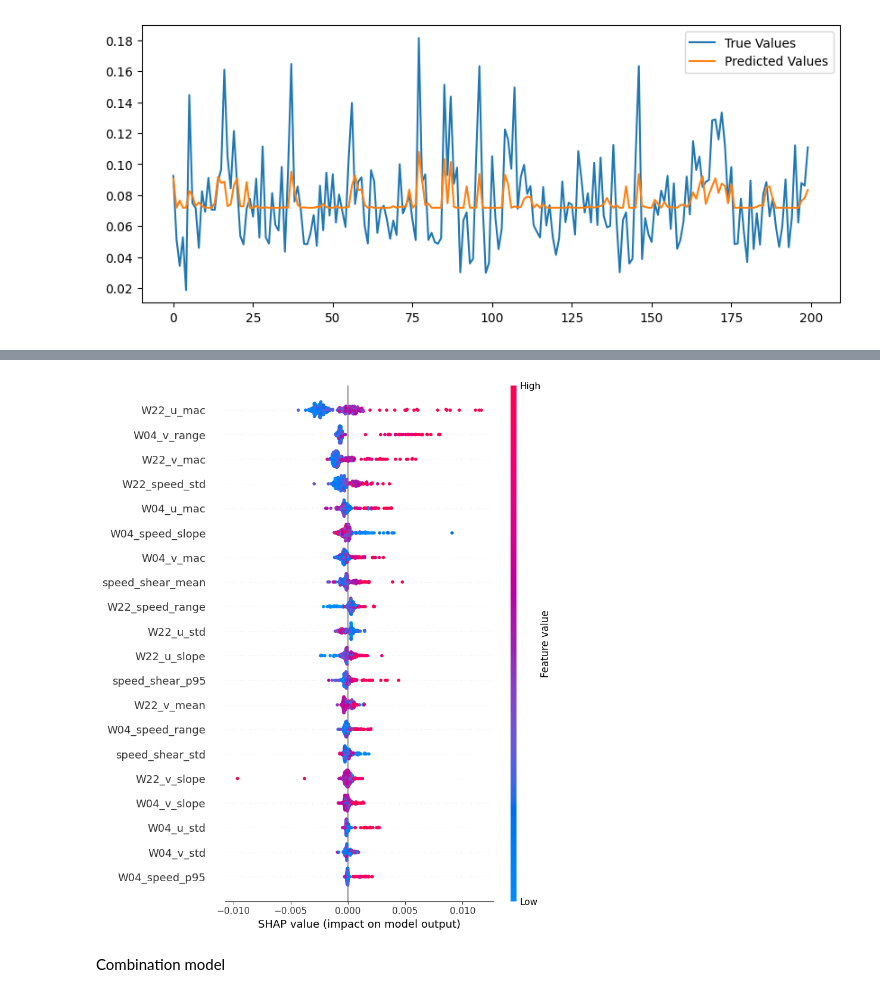
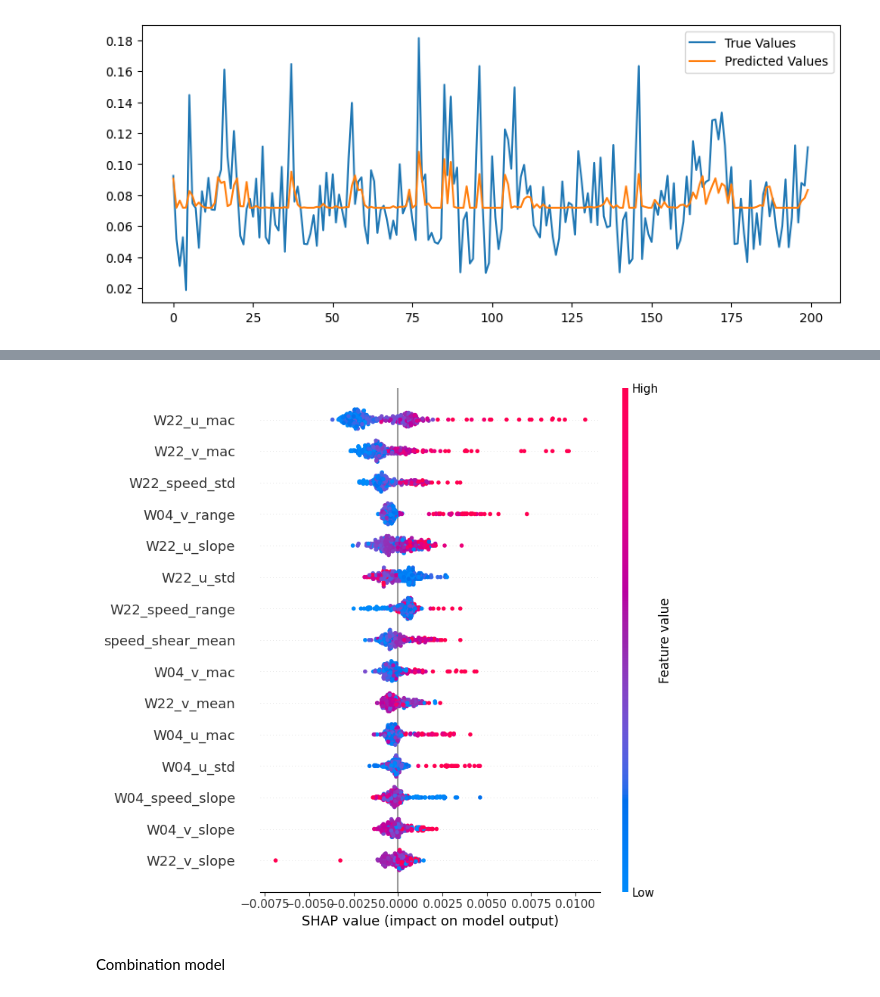
Before and after one commit to Rallermus/AppML-Final-Project, a Jupyter notebook: Rasmus/XGBoostRasmus.ipynb, the cells around one changed output, grey strips where cells are left out. Saved outputs shown, nothing was run; the diff lists cells and outputs as text; code cells hidden in the pictures.

```diff
--- a/Rasmus/XGBoostRasmus.ipynb
+++ b/Rasmus/XGBoostRasmus.ipynb
@@ -237,8 +221,8 @@ plt.show()
 # %%
 shap_values_new = shap.TreeExplainer(model_new).shap_values(X_val)
-shap.summary_plot(shap_values_new, X_val, plot_type="dot")
+shap.summary_plot(shap_values_new, X_val, plot_type="dot", max_display=15)
 # %% [output]
-[figure, old version]
+[figure, new version]
 # %% [markdown]
 Combination model
 # %%
```
Also changed, not shown: parts of 9 cells of this notebook, 10 other files.
